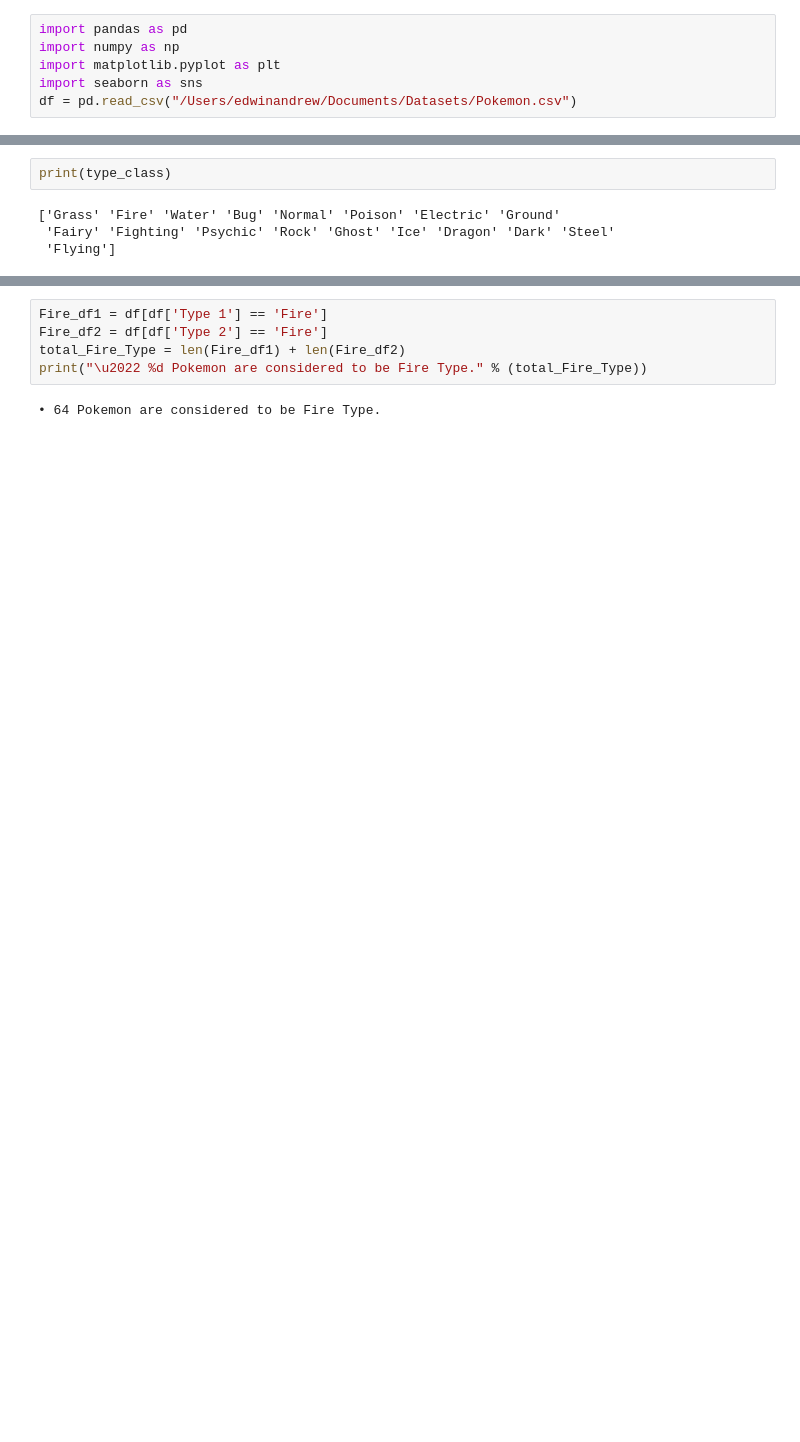
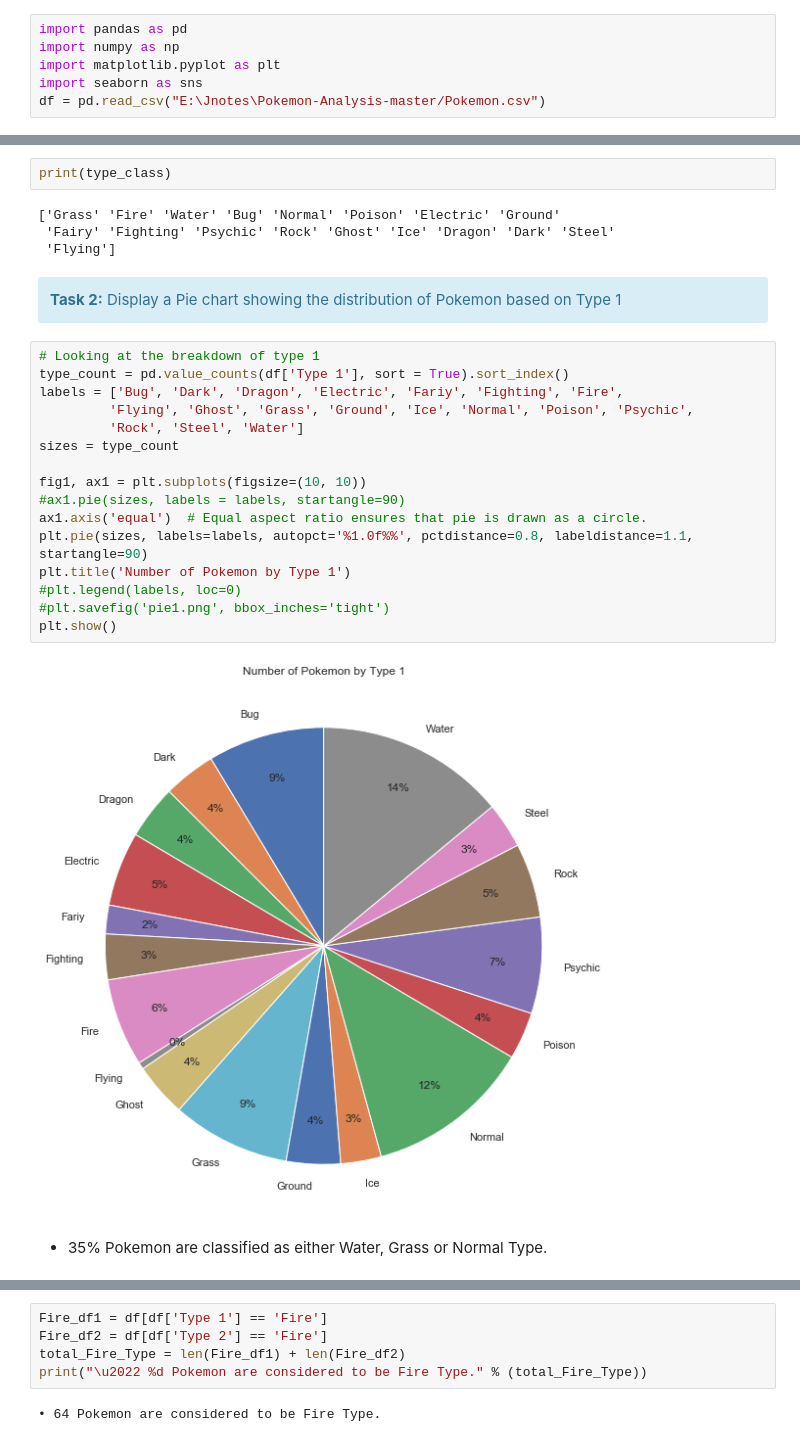
Before and after one commit to EdwinAndrew/Pokemon-Analysis, a Jupyter notebook: P_Data.ipynb, the cells around one changed output, grey strips where cells are left out. Cells and saved outputs as stored; diff of their text form; blank space fills up the shorter version.

```diff
--- a/P_Data.ipynb
+++ b/P_Data.ipynb
@@ -35,7 +35,7 @@ import pandas as pd
 import numpy as np
 import matplotlib.pyplot as plt
 import seaborn as sns
-df = pd.read_csv("/Users/edwinandrew/Documents/Datasets/Pokemon.csv")
+df = pd.read_csv("E:\Jnotes\Pokemon-Analysis-master/Pokemon.csv")
 # %% [markdown]
 ### Snippet of Pokemon Data
 ___
@@ -75,4 +77,29 @@ print(type_class)
 ['Grass' 'Fire' 'Water' 'Bug' 'Normal' 'Poison' 'Electric' 'Ground'
  'Fairy' 'Fighting' 'Psychic' 'Rock' 'Ghost' 'Ice' 'Dragon' 'Dark' 'Steel'
  'Flying']
+# %% [markdown]
+<div class="alert alert-block alert-info">
+<b>Task 2:</b>
+Display a Pie chart showing the distribution of Pokemon based on Type 1
+</div>
+# %%
+# Looking at the breakdown of type 1
+type_count = pd.value_counts(df['Type 1'], sort = True).sort_index()
+labels = ['Bug', 'Dark', 'Dragon', 'Electric', 'Fariy', 'Fighting', 'Fire',
+         'Flying', 'Ghost', 'Grass', 'Ground', 'Ice', 'Normal', 'Poison', 'Psychic',
+         'Rock', 'Steel', 'Water']
+sizes = type_count
+
+fig1, ax1 = plt.subplots(figsize=(10, 10))
+#ax1.pie(sizes, labels = labels, startangle=90)
+ax1.axis('equal')  # Equal aspect ratio ensures that pie is drawn as a circle.
+plt.pie(sizes, labels=labels, autopct='%1.0f%%', pctdistance=0.8, labeldistance=1.1, startangle=90)
+plt.title('Number of Pokemon by Type 1')
+#plt.legend(labels, loc=0)
+#plt.savefig('pie1.png', bbox_inches='tight')
+plt.show()
+# %% [output]
+[figure, added]
+# %% [markdown]
+* 35% Pokemon are classified as either Water, Grass or Normal Type.
 # %% [markdown]
```
Also changed, not shown: parts of 46 cells of this notebook.
